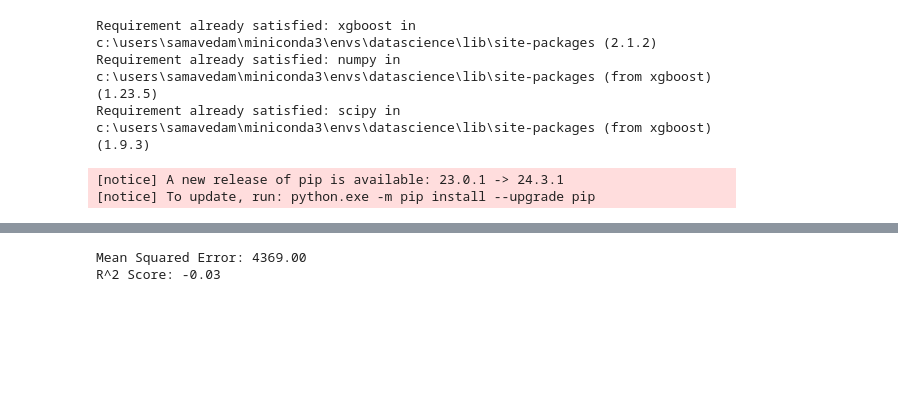
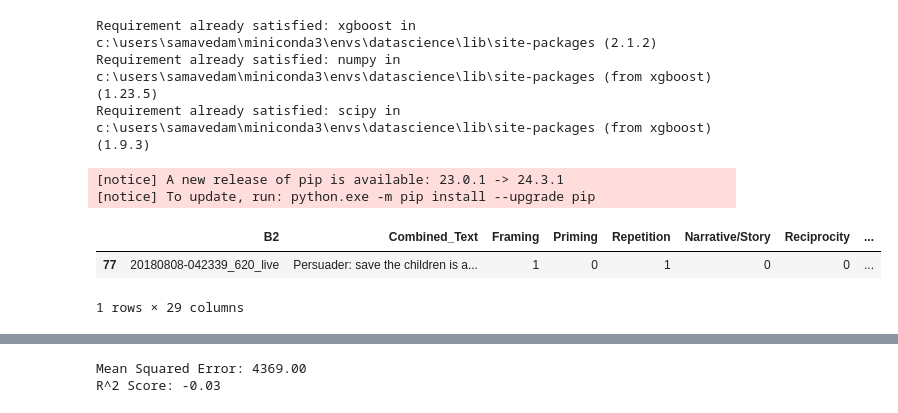
Before and after one commit to harsha2000g/Persuasion-Predictability, a Jupyter notebook: code/4_pfg_analysis_latest.ipynb, the cells around one changed output, grey strips where cells are left out. Cells and saved outputs as stored; diff of their text form; code cells hidden in the pictures; blank space fills up the shorter version.

```diff
--- a/code/4_pfg_analysis_latest.ipynb
+++ b/code/4_pfg_analysis_latest.ipynb
@@ -250,0 +254,6 @@ Requirement already satisfied: scipy in c:\users\samavedam\miniconda3\envs\datas
+# %%
+data_df[(data_df['z_score'] > 3) | (data_df['z_score'] < -3)]
+# %% [output]
+|  | B2 | Combined_Text | Framing | Priming | Repetition | Narrative/Story | Reciprocity | ... |
+| 77 | 20180808-042339_620_live | Persuader: save the children is a... | 1 | 0 | 1 | 0 | 0 | ... |
+1 rows × 29 columns
```
Also changed, not shown: parts of 10 cells of this notebook, 5 other files.
